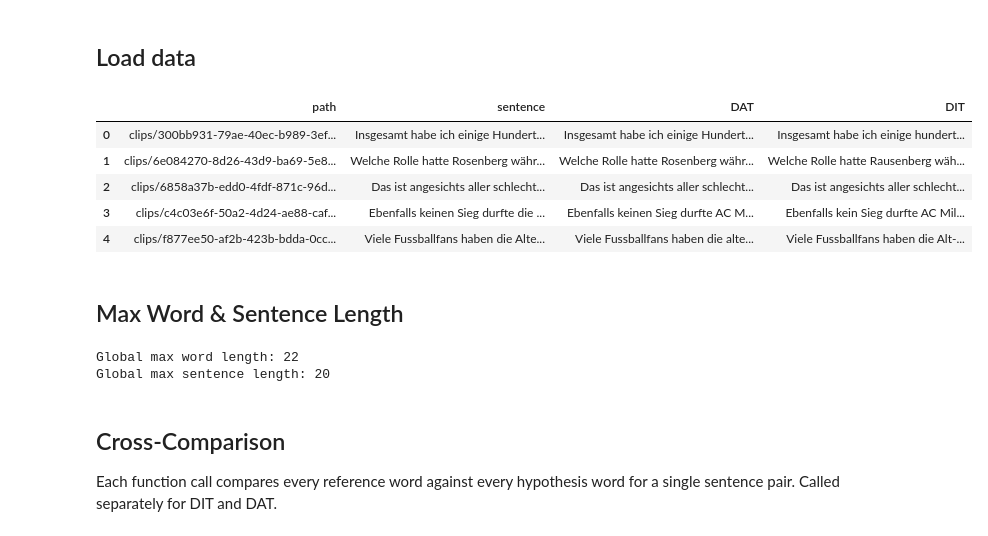
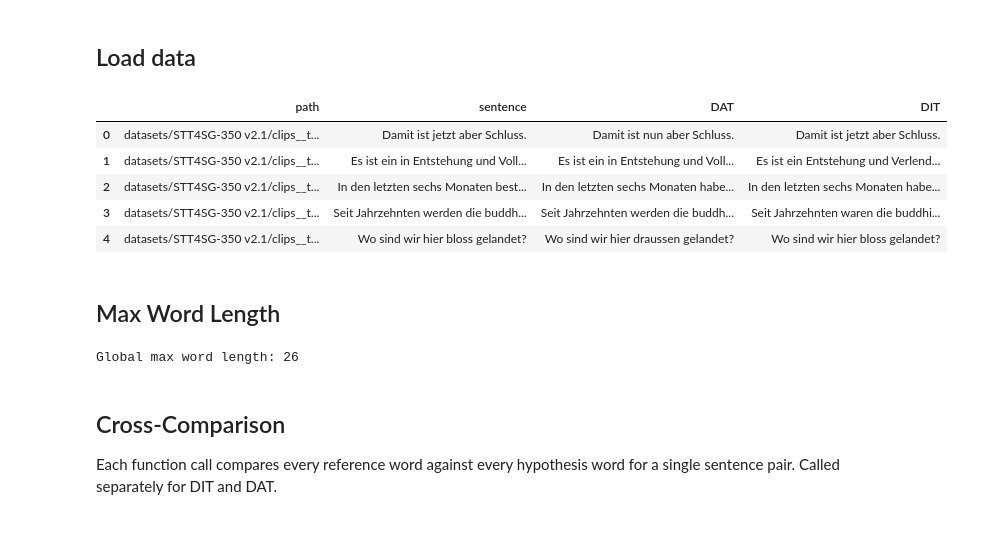
Before and after one commit to michamettler/BA-FS26_ciel_Mettler_Dialektanalyse, a Jupyter notebook: experiments/cross_comparison/cross-comparison.ipynb, the cells around one changed output. Cells and saved outputs as stored; diff of their text form; code cells hidden in the pictures.

```diff
--- a/experiments/cross_comparison/cross-comparison.ipynb
+++ b/experiments/cross_comparison/cross-comparison.ipynb
@@ -33,48 +32,39 @@ from plot_helpers import plot_similarity_distribution
 # %%
-ANALYSIS_DIR = PROJECT_ROOT / "experiments" / "stt-analysis" / "transcripts"
-
-DIALECT_AWARE_TRANSCRIPT = ANALYSIS_DIR / "fhnw_dialect-aware.tsv"
-DIALECT_IGNORANT_TRANSCRIPT = ANALYSIS_DIR / "whsiper-largev2_dialect-ignorant.tsv"
+SAMPLES_METADATA = PROJECT_ROOT / "experiments" / "hyperparameter_tuning" / "ground-truth" / "samples_metadata.tsv"
 # %% [markdown]
 ## Load data
 # %%
-df_dat = pd.read_csv(DIALECT_AWARE_TRANSCRIPT, sep="\t", encoding="utf-8-sig")
-df_dit = pd.read_csv(DIALECT_IGNORANT_TRANSCRIPT, sep="\t", encoding="utf-8-sig")
-
-df = pd.merge(
-    df_dat[["path", "sentence", "transcript"]].rename(columns={"transcript": "DAT"}),
-    df_dit[["path", "transcript"]].rename(columns={"transcript": "DIT"}),
-    on="path",
-    how="inner",
+df = (
+    pd.read_csv(SAMPLES_METADATA, sep="\t", encoding="utf-8-sig")
+    [["wallis_path", "sentence", "wallis_dat_transcript", "wallis_dit_transcript"]]
+    .rename(columns={
+        "wallis_path": "path",
+        "wallis_dat_transcript": "DAT",
+        "wallis_dit_transcript": "DIT",
+    })
 )
 df.head()
 # %% [output]
 |  | path | sentence | DAT | DIT |
-| 0 | clips/300bb931-79ae-40ec-b989-3ef... | Insgesamt habe ich einige Hundert... | Insgesamt habe ich einige Hundert... | Insgesamt habe ich einige hundert... |
-| 1 | clips/6e084270-8d26-43d9-ba69-5e8... | Welche Rolle hatte Rosenberg währ... | Welche Rolle hatte Rosenberg währ... | Welche Rolle hatte Rausenberg wäh... |
-| 2 | clips/6858a37b-edd0-4fdf-871c-96d... | Das ist angesichts aller schlecht... | Das ist angesichts aller schlecht... | Das ist angesichts aller schlecht... |
-| 3 | clips/c4c03e6f-50a2-4d24-ae88-caf... | Ebenfalls keinen Sieg durfte die ... | Ebenfalls keinen Sieg durfte AC M... | Ebenfalls kein Sieg durfte AC Mil... |
-| 4 | clips/f877ee50-af2b-423b-bdda-0cc... | Viele Fussballfans haben die Alte... | Viele Fussballfans haben die alte... | Viele Fussballfans haben die Alt-... |
+| 0 | datasets/STT4SG-350 v2.1/clips__t... | Damit ist jetzt aber Schluss. | Damit ist nun aber Schluss. | Damit ist jetzt aber Schluss. |
+| 1 | datasets/STT4SG-350 v2.1/clips__t... | Es ist ein in Entstehung und Voll... | Es ist ein in Entstehung und Voll... | Es ist ein Entstehung und Verlend... |
+| 2 | datasets/STT4SG-350 v2.1/clips__t... | In den letzten sechs Monaten best... | In den letzten sechs Monaten habe... | In den letzten sechs Monaten habe... |
+| 3 | datasets/STT4SG-350 v2.1/clips__t... | Seit Jahrzehnten werden die buddh... | Seit Jahrzehnten werden die buddh... | Seit Jahrzehnten waren die buddhi... |
+| 4 | datasets/STT4SG-350 v2.1/clips__t... | Wo sind wir hier bloss gelandet? | Wo sind wir hier draussen gelandet? | Wo sind wir hier bloss gelandet? |
 # %% [markdown]
-## Max Word & Sentence Length
+## Max Word Length
 # %%
 all_words = (
     df["sentence"].dropna().str.split().explode().tolist()
     + df["DIT"].dropna().str.split().explode().tolist()
     + df["DAT"].dropna().str.split().explode().tolist()
 )
-all_sentences = pd.concat(
-    [df["sentence"].dropna(), df["DIT"].dropna(), df["DAT"].dropna()]
-)
 
 global_max_word_length = max(len(clean_word(w)) for w in all_words)
-global_max_sentence_length = max(len(str(s).split()) for s in all_sentences)
 
 print(f"Global max word length: {global_max_word_length}")
-print(f"Global max sentence length: {global_max_sentence_length}")
 # %% [output]
-Global max word length: 22
-Global max sentence length: 20
+Global max word length: 26
 # %% [markdown]
 ## Cross-Comparison
 
```
Also changed, not shown: parts of 10 cells of this notebook, 2 other files.
